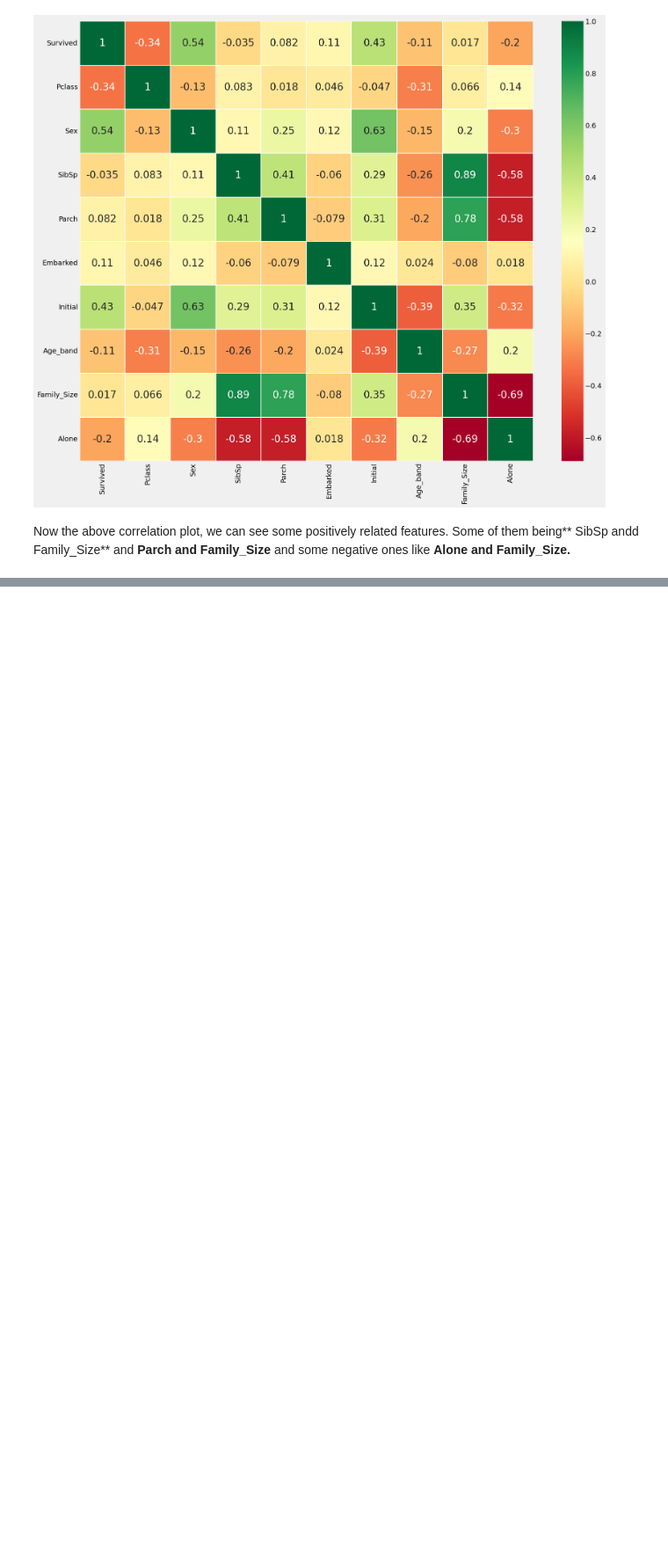
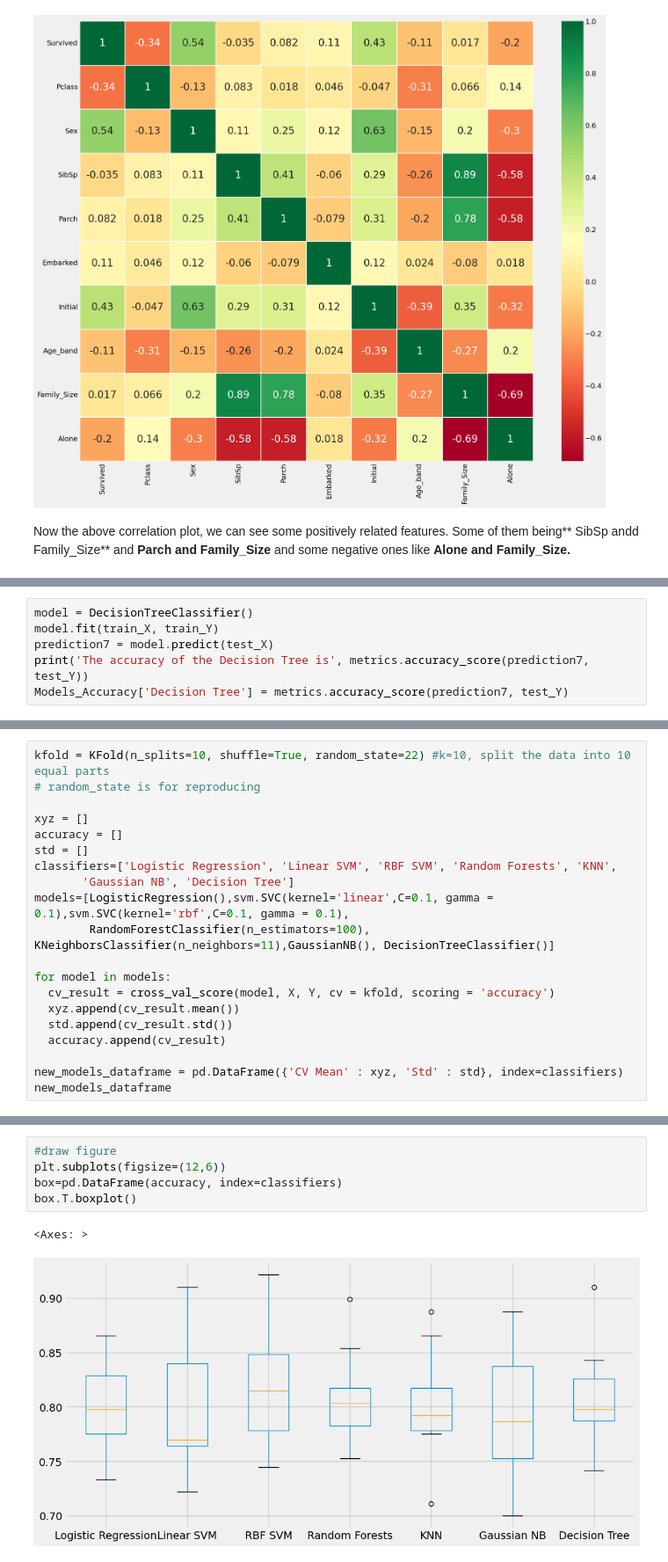
Before and after one commit to shinyfe74/Titanic_Prediction, a Jupyter notebook: EDA_to_Pred.ipynb, the cells around one changed output, grey strips where cells are left out. Shown at 88% size. Drawn from its saved outputs; the diff is of its cells as text; blank space fills up the shorter version.

```diff
--- a/EDA_to_Pred.ipynb
+++ b/EDA_to_Pred.ipynb
@@ -742,0 +843,6 @@ from sklearn.metrics import confusion_matrix #for confusion matrix
+# %%
+model = DecisionTreeClassifier()
+model.fit(train_X, train_Y)
+prediction7 = model.predict(test_X)
+print('The accuracy of the Decision Tree is', metrics.accuracy_score(prediction7, test_Y))
+Models_Accuracy['Decision Tree'] = metrics.accuracy_score(prediction7, test_Y)
@@ -742,0 +901,20 @@ from sklearn.metrics import confusion_matrix #for confusion matrix
+# %%
+kfold = KFold(n_splits=10, shuffle=True, random_state=22) #k=10, split the data into 10 equal parts
+# random_state is for reproducing
+
+xyz = []
+accuracy = []
+std = []
+classifiers=['Logistic Regression', 'Linear SVM', 'RBF SVM', 'Random Forests', 'KNN',
+       'Gaussian NB', 'Decision Tree']
+models=[LogisticRegression(),svm.SVC(kernel='linear',C=0.1, gamma = 0.1),svm.SVC(kernel='rbf',C=0.1, gamma = 0.1),
+        RandomForestClassifier(n_estimators=100), KNeighborsClassifier(n_neighbors=11),GaussianNB(), DecisionTreeClassifier()]
+
+for model in models:
+  cv_result = cross_val_score(model, X, Y, cv = kfold, scoring = 'accuracy')
+  xyz.append(cv_result.mean())
+  std.append(cv_result.std())
+  accuracy.append(cv_result)
+
+new_models_dataframe = pd.DataFrame({'CV Mean' : xyz, 'Std' : std}, index=classifiers)
+new_models_dataframe
@@ -742,0 +930,8 @@ from sklearn.metrics import confusion_matrix #for confusion matrix
+# %%
+#draw figure
+plt.subplots(figsize=(12,6))
+box=pd.DataFrame(accuracy, index=classifiers)
+box.T.boxplot()
+# %% [output]
+<Axes: >
+[figure, added]
```
Also changed, not shown: parts of 34 cells of this notebook.
